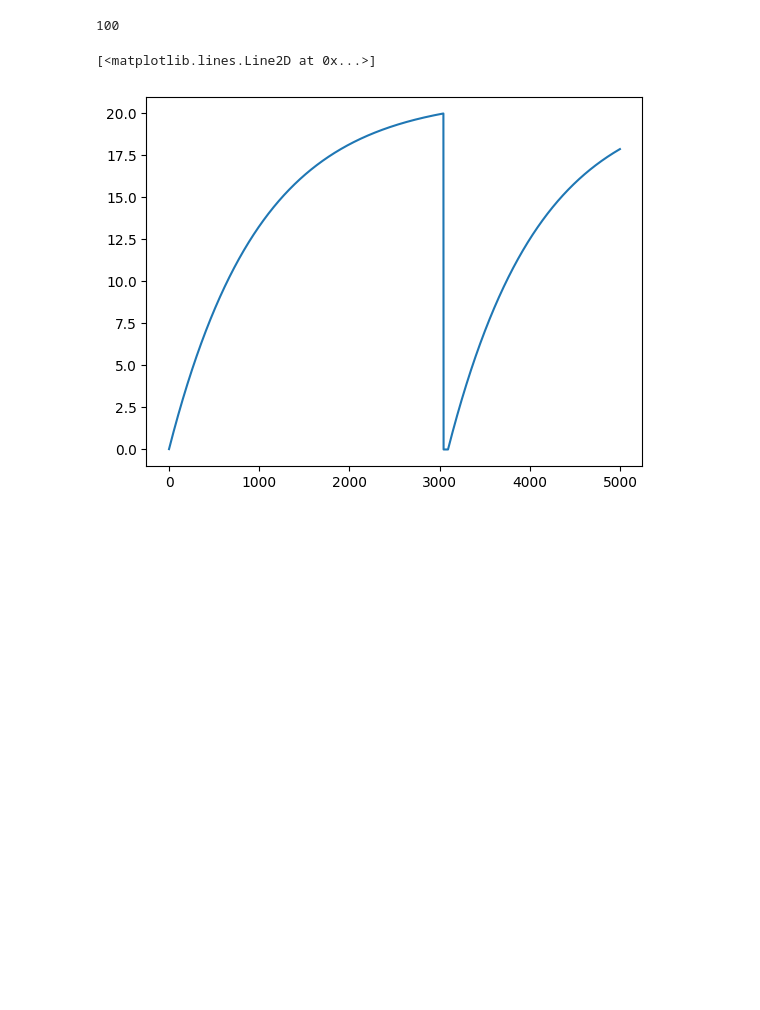
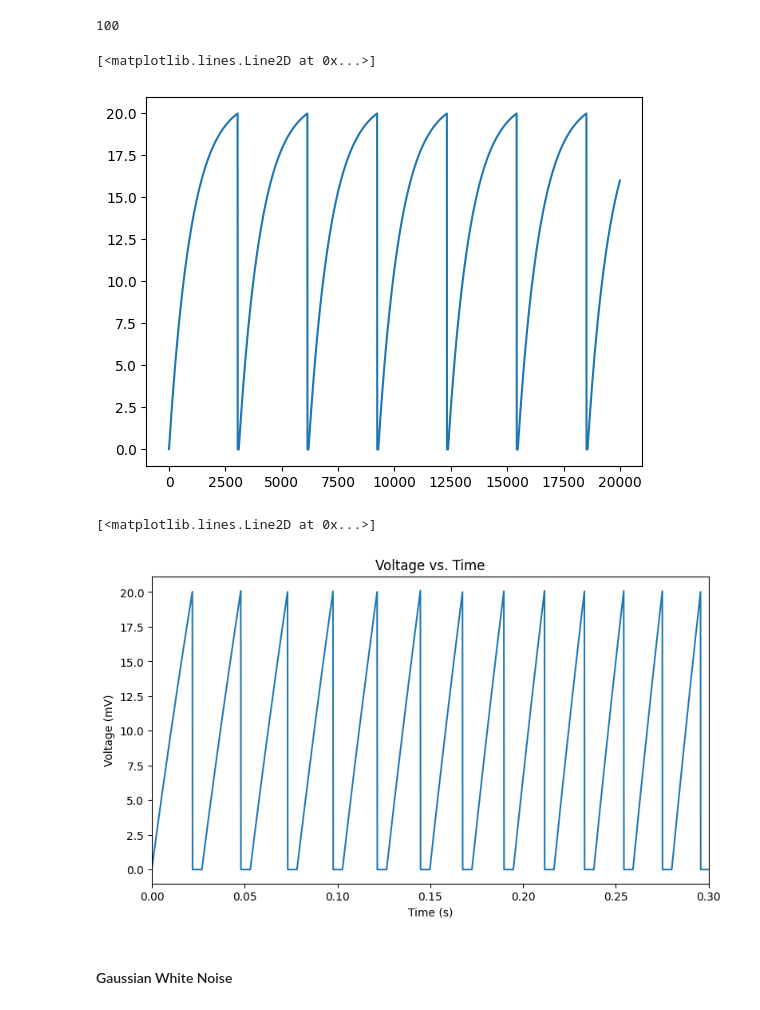
Before and after one commit to pedropalaciosjr/LIF_model, a Jupyter notebook: LIF.ipynb, the cells around one changed output. Drawn from its saved outputs; the diff is of its cells as text; code cells hidden in the pictures; blank space fills up the shorter version.

```diff
--- a/LIF.ipynb
+++ b/LIF.ipynb
@@ -86,7 +81,27 @@ LIF_model.time_constant
 # %% [output]
 100
 # %%
-plt.plot(voltages[:5000])
+plt.plot(LIF_model.voltages[:20000])
 # %% [output]
 [<matplotlib.lines.Line2D at 0x...>]
-[figure, old version]
+[figure, new version]
+# %%
+I_min, I_max = 5, 15
+I_app = I_min + (I_max - I_min) * 0.5 * (1+ np.sin(2*np.pi*timestamps*frequency/1000))
+
+LIF_model = LeakyIntegrateAndFireModel(0.10, 100)
+
+for i, t in enumerate(timestamps):
+    LIF_model.update_voltage(I_app[i], LIF_model.dt, t)
+# %%
+plt.figure(figsize=(9, 5))
+plt.ylabel("Voltage (mV)")
+plt.xlabel("Time (s)")
+plt.title("Voltage vs. Time")
+plt.xlim(0, 0.3)
+plt.plot(timestamps/1000, LIF_model.voltages)
+# %% [output]
+[<matplotlib.lines.Line2D at 0x...>]
+[figure, added]
+# %% [markdown]
+#### Gaussian White Noise
```
Also changed, not shown: parts of 9 cells of this notebook.
